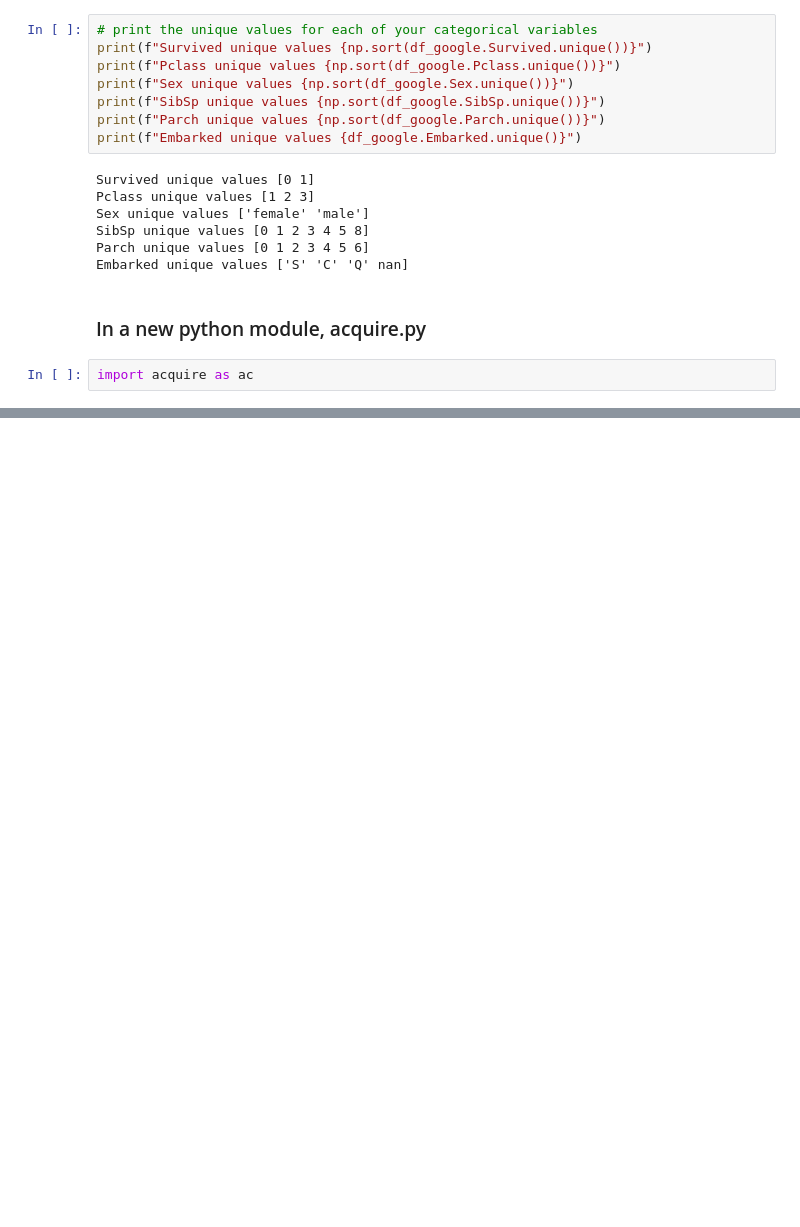
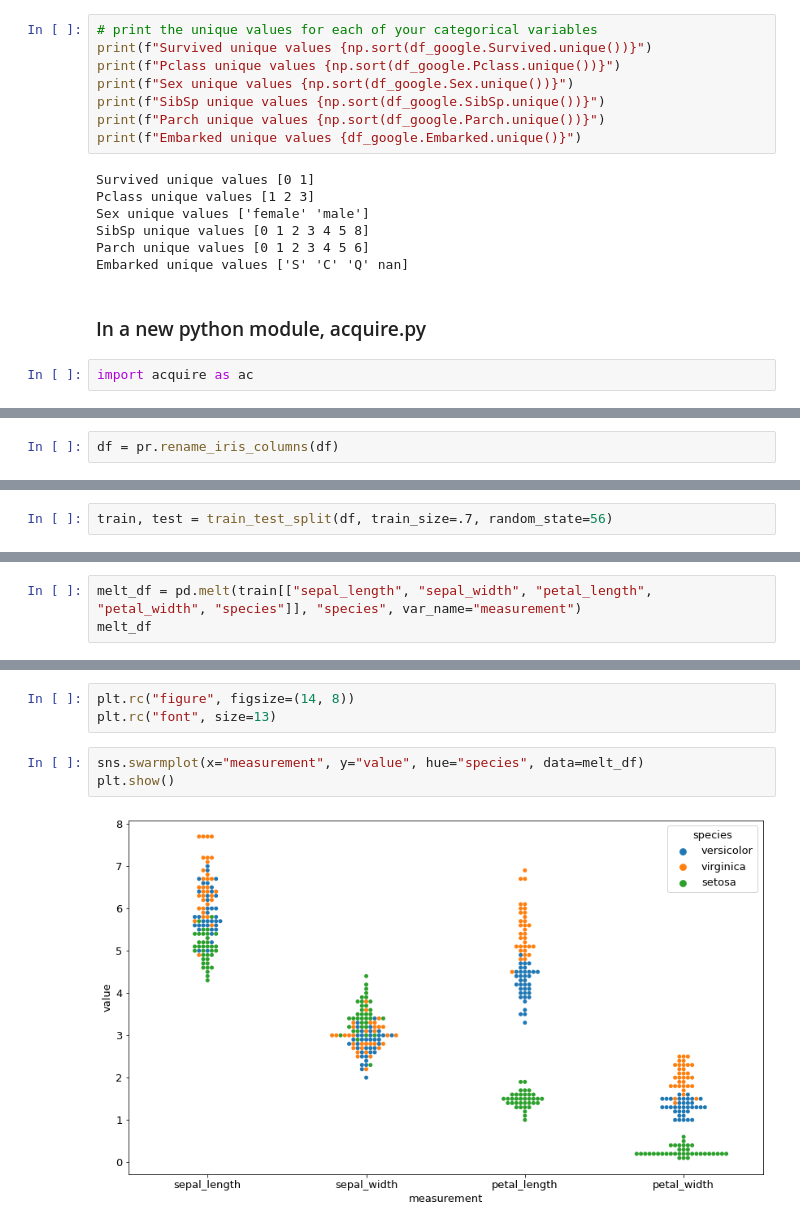
Before and after one commit to aleclhartman/ds-methodologies-exercises, a Jupyter notebook: classification/classification_exercises.ipynb, the cells around one changed output, grey strips where cells are left out. Drawn from its saved outputs; the diff is of its cells as text; blank space fills up the shorter version.

```diff
--- a/classification/classification_exercises.ipynb
+++ b/classification/classification_exercises.ipynb
@@ -267,0 +283,2 @@ iris
+# %%
+df = pr.rename_iris_columns(df)
@@ -267,0 +296,2 @@ iris
+# %%
+train, test = train_test_split(df, train_size=.7, random_state=56)
@@ -267,0 +313,3 @@ iris
+# %%
+melt_df = pd.melt(train[["sepal_length", "sepal_width", "petal_length", "petal_width", "species"]], "species", var_name="measurement")
+melt_df
@@ -267,0 +330,8 @@ iris
+# %%
+plt.rc("figure", figsize=(14, 8))
+plt.rc("font", size=13)
+# %%
+sns.swarmplot(x="measurement", y="value", hue="species", data=melt_df)
+plt.show()
+# %% [output]
+[figure, added]
```
Also changed, not shown: parts of 28 cells of this notebook.
